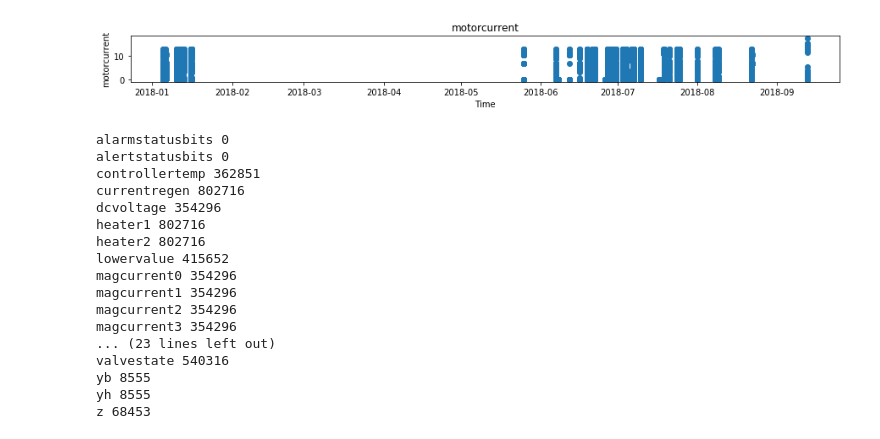
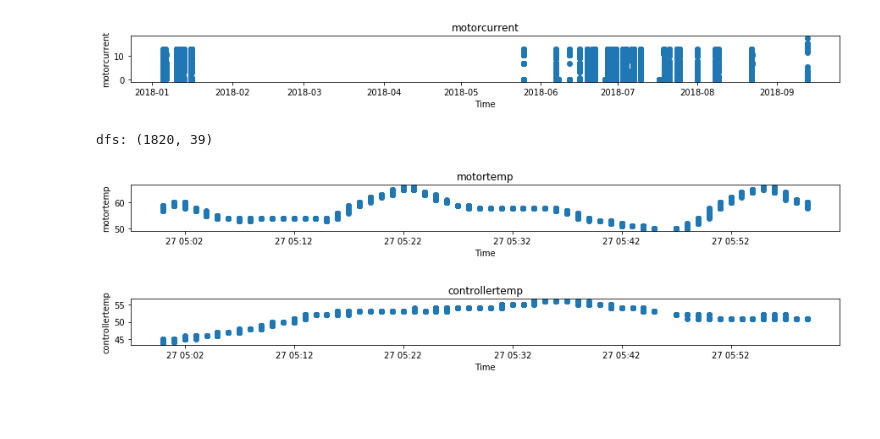
Before and after one commit to jarednielsen/cryopumps, a Jupyter notebook: jared-pump-data.ipynb, the cells around one changed output. Saved outputs shown, nothing was run; the diff lists cells and outputs as text; code cells hidden in the pictures; blank space fills up the shorter version.

```diff
--- a/jared-pump-data.ipynb
+++ b/jared-pump-data.ipynb
@@ -77,8 +140,3 @@ print("count ranges from {} to {}".format(count.min(), count.max()))
 [figure]
 unitsequence ranges from -30997 to -9282
 count ranges from 28 to 198742
-# %%
-u_few, u_many = unit_sequences[0:2]
-df = x[x["unitsequence"] == u_many]
-cols = ["unitsequence","uppervalue","lowervalue","rotorspeed","motortemp","controllertemp","dcvoltage","motorcurrent","timestamp","alarmstatusbits"]
-df[cols].head()
@@ -115,28 +168,18 @@ for col in cols:
 # %%
 def print_not_null_counts():
     all_cols = list(x.columns.values)
     counts = {}
     for col in all_cols:
         counts[col] = x[x[col].notnull()].shape[0]
     for col, val in sorted(counts.items()):
         print(col, counts[col])
 
-print_not_null_counts()
+def time_slice():
+    dt1 = '2018-06-27 05:00:00'
+    dt2 = '2018-06-27 06:00:00'
+    dfs = df[(dt1 <= df['timestamp']) & (df['timestamp'] < dt2)]
+    print("dfs:", dfs.shape)
 # %% [output]
-alarmstatusbits 0
-alertstatusbits 0
-controllertemp 362851
-currentregen 802716
-dcvoltage 354296
-heater1 802716
-heater2 802716
-lowervalue 415652
-magcurrent0 354296
-magcurrent1 354296
-magcurrent2 354296
-magcurrent3 354296
-... (23 lines left out)
-valvestate 540316
-yb 8555
-yh 8555
-z 68453
+dfs: (1820, 39)
+[figure, added]
+[figure, added]
```
Also changed, not shown: parts of 10 cells of this notebook.
